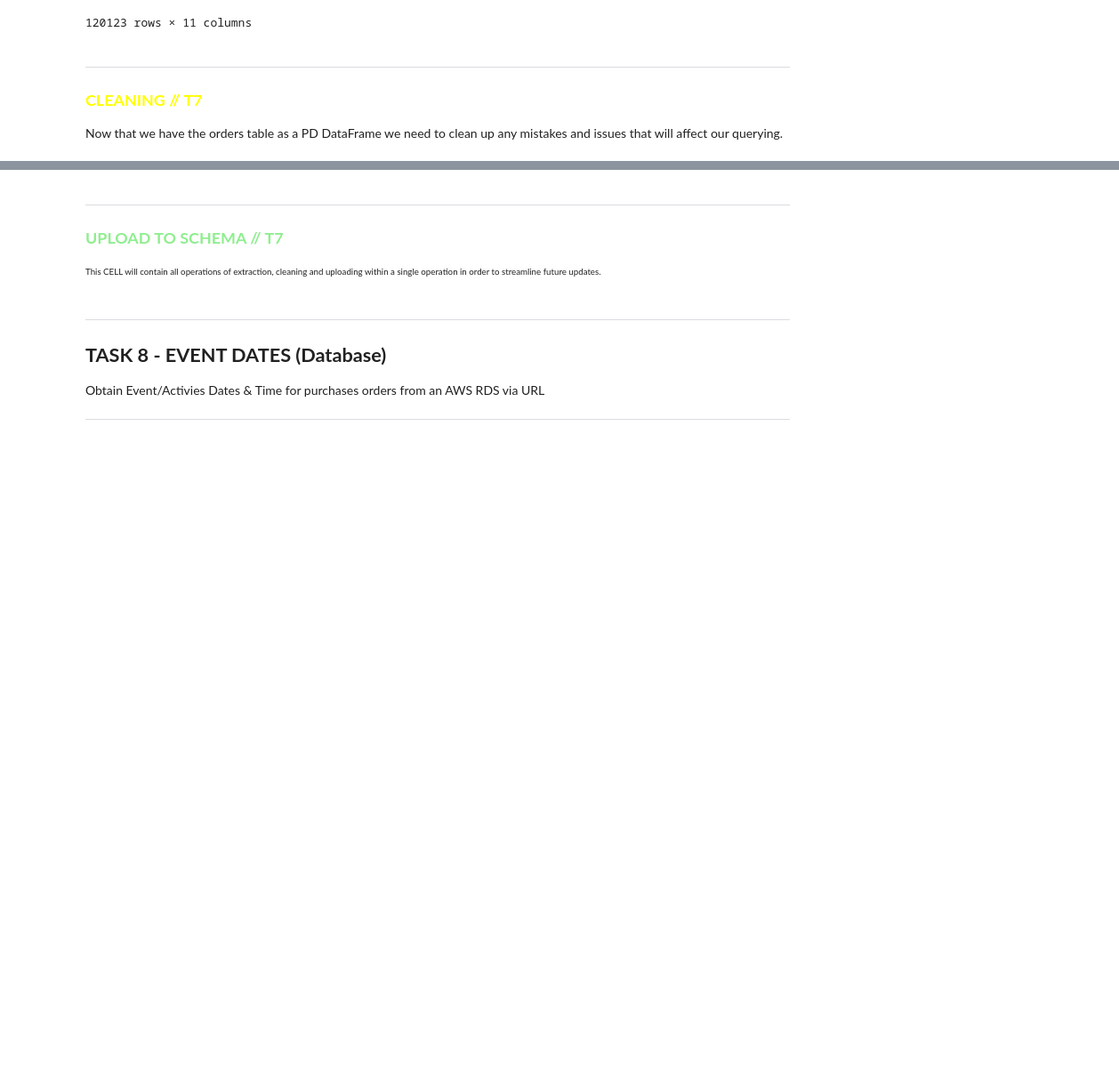
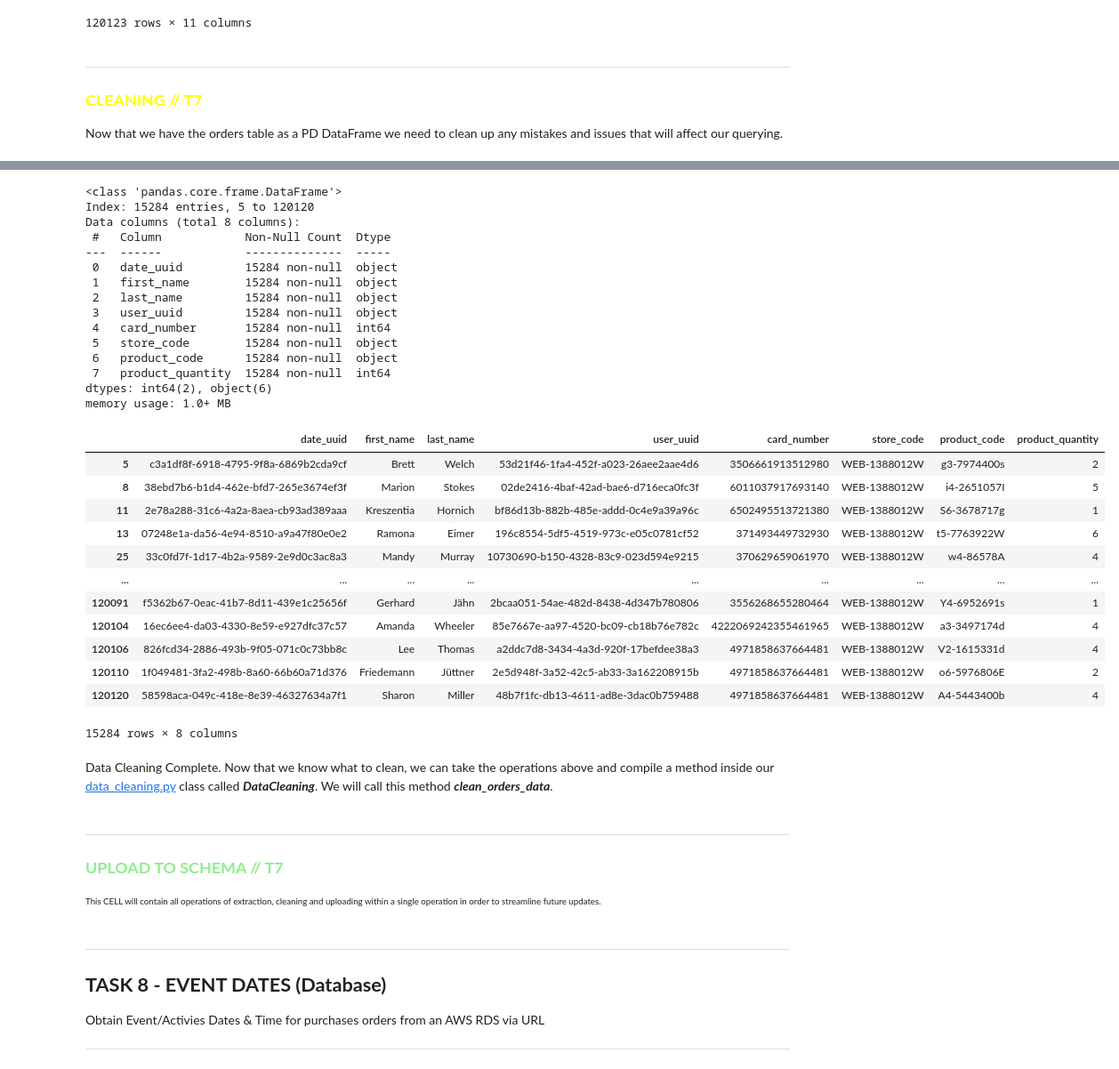
Before and after one commit to javeer89/data_centralisation, a Jupyter notebook: MRDC_Project_Worksheet.ipynb, the cells around one changed output, grey strips where cells are left out. Shown at 89% size. Drawn from its saved outputs; the diff is of its cells as text; code cells hidden in the pictures; blank space fills up the shorter version.

```diff
--- a/MRDC_Project_Worksheet.ipynb
+++ b/MRDC_Project_Worksheet.ipynb
@@ -155,13 +591,3 @@ database
 ***
 ### <font color='yellow'>**CLEANING // T7**</font>
 Now that we have the orders table as a PD DataFrame we need to clean up any mistakes and issues that will affect our querying.
-# %%
-from    data_cleaning       import DataCleaning
-
-import  numpy               as np
-
-database = de.read_rds_table(table_names,column, engine)
-database = database.drop(columns= ("level_0"))
-database = database.drop(columns= ("index"))
-
-database
@@ -182,3 +594,66 @@ database
+# %%
+from    data_utils          import DataConnector
+from    data_extraction     import DataExtractor
+
+import  pandas              as pd
+
+dc              = DataConnector()
+de              = DataExtractor()
+
+'''
+Below are a list of quick expressions to help investigate the dataframe
+
+database.describe()
+database.count()
+database.isna().sum()
+database.isnull().sum()
+database.info()
+database.dtypes
+database.sample(20)
+database.loc[database["user_uuid"] == "745a4046-3437-4a58-a307-9c88485f45f8"]
+print(database["user_uuid"].value_counts())
+'''
+
+database        = de.read_rds_table(table_names,column, engine)
+database        = database.drop(columns= ["level_0", "index", "1"] )
+
+database        = database.dropna()
+
+database.info()
+database
+# %% [output]
+<class 'pandas.core.frame.DataFrame'>
+Index: 15284 entries, 5 to 120120
+Data columns (total 8 columns):
+ #   Column            Non-Null Count  Dtype
+---  ------            --------------  -----
+ 0   date_uuid         15284 non-null  object
+ 1   first_name        15284 non-null  object
+ 2   last_name         15284 non-null  object
+ 3   user_uuid         15284 non-null  object
+ 4   card_number       15284 non-null  int64
+ 5   store_code        15284 non-null  object
+ 6   product_code      15284 non-null  object
+ 7   product_quantity  15284 non-null  int64
+dtypes: int64(2), object(6)
+memory usage: 1.0+ MB
+|  | date_uuid | first_name | last_name | user_uuid | card_number | store_code | product_code | product_quantity |
+| 5 | c3a1df8f-6918-4795-9f8a-6869b2cda9cf | Brett | Welch | 53d21f46-1fa4-452f-a023-26aee2aae4d6 | 3506661913512980 | WEB-1388012W | g3-7974400s | 2 |
+| 8 | 38ebd7b6-b1d4-462e-bfd7-265e3674ef3f | Marion | Stokes | 02de2416-4baf-42ad-bae6-d716eca0fc3f | 6011037917693140 | WEB-1388012W | i4-2651057I | 5 |
+| 11 | 2e78a288-31c6-4a2a-8aea-cb93ad389aaa | Kreszentia | Hornich | bf86d13b-882b-485e-addd-0c4e9a39a96c | 6502495513721380 | WEB-1388012W | S6-3678717g | 1 |
+| 13 | 07248e1a-da56-4e94-8510-a9a47f80e0e2 | Ramona | Eimer | 196c8554-5df5-4519-973c-e05c0781cf52 | 371493449732930 | WEB-1388012W | t5-7763922W | 6 |
+| 25 | 33c0fd7f-1d17-4b2a-9589-2e9d0c3ac8a3 | Mandy | Murray | 10730690-b150-4328-83c9-023d594e9215 | 370629659061970 | WEB-1388012W | w4-86578A | 4 |
+| ... | ... | ... | ... | ... | ... | ... | ... | ... |
+| 120091 | f5362b67-0eac-41b7-8d11-439e1c25656f | Gerhard | Jähn | 2bcaa051-54ae-482d-8438-4d347b780806 | 3556268655280464 | WEB-1388012W | Y4-6952691s | 1 |
+| 120104 | 16ec6ee4-da03-4330-8e59-e927dfc37c57 | Amanda | Wheeler | 85e7667e-aa97-4520-bc09-cb18b76e782c | 4222069242355461965 | WEB-1388012W | a3-3497174d | 4 |
+| 120106 | 826fcd34-2886-493b-9f05-071c0c73bb8c | Lee | Thomas | a2ddc7d8-3434-4a3d-920f-17befdee38a3 | 4971858637664481 | WEB-1388012W | V2-1615331d | 4 |
+| 120110 | 1f049481-3fa2-498b-8a60-66b60a71d376 | Friedemann | Jüttner | 2e5d948f-3a52-42c5-ab33-3a162208915b | 4971858637664481 | WEB-1388012W | o6-5976806E | 2 |
+| 120120 | 58598aca-049c-418e-8e39-46327634a7f1 | Sharon | Miller | 48b7f1fc-db13-4611-ad8e-3dac0b759488 | 4971858637664481 | WEB-1388012W | A4-5443400b | 4 |
+15284 rows × 8 columns
+# %% [markdown]
+Data Cleaning Complete.
+Now that we know what to clean, we can take the operations above and compile a method inside our [data_cleaning.py](data_cleaning.py) class called ***DataCleaning***.
+We will call this method ***clean_orders_data***.
 # %% [markdown]
 ***
 ### <font color='lightgreen'>**UPLOAD TO SCHEMA // T7**</font>
```
Also changed, not shown: parts of 40 cells of this notebook, 4 other files.
